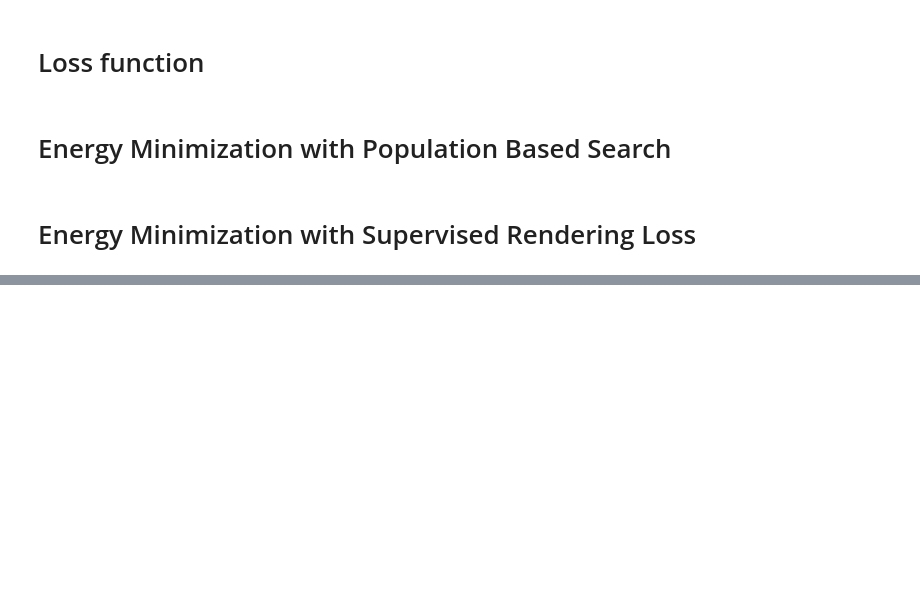
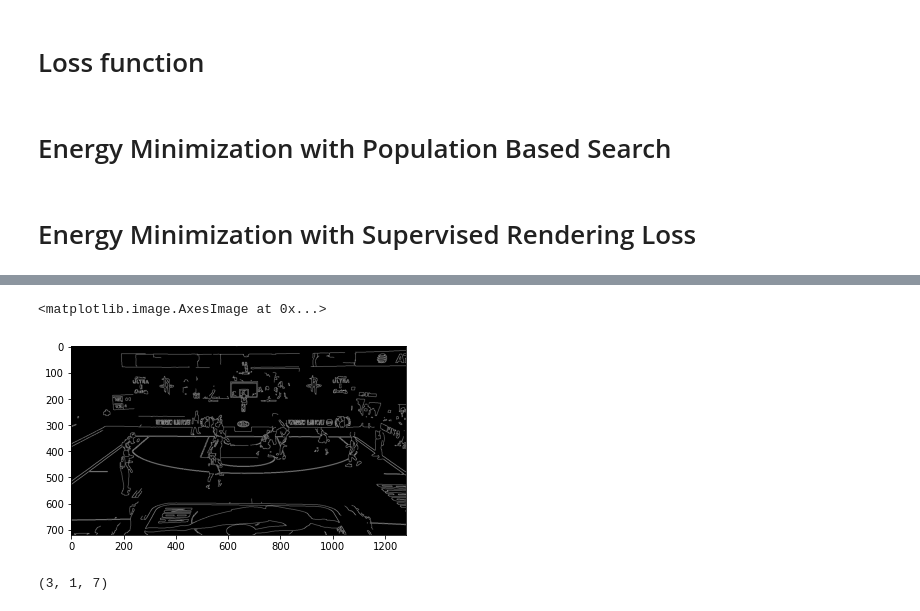
Before and after one commit to akarshkumar0101/nba-3d-ee-371q, a Jupyter notebook: cam_pose.ipynb, the cells around one changed output, grey strips where cells are left out. Drawn from its saved outputs; the diff is of its cells as text; code cells hidden in the pictures; blank space fills up the shorter version.

```diff
--- a/cam_pose.ipynb
+++ b/cam_pose.ipynb
@@ -25,0 +45,3 @@ img_shape_xy: (1280, 720)
+# %%
+kp, confs, scores, boxes = loader.load_alphapose_kp('/home/akarshkumar0101/nba-3d-data/harden/', 90)
+imgs_data = loader.load_data_imgs(VID_ROOT, range(num_views), [0])
@@ -148,0 +146,9 @@ for i in tqdm(range(40)):
+# %%
+plt.imshow(img_proc.process_img_canny(imgs_data[2,0]), cmap='gray')
+# %% [output]
+<matplotlib.image.AxesImage at 0x...>
+[figure, added]
+# %%
+dofs_cam.shape
+# %% [output]
+(3, 1, 7)
```
Also changed, not shown: parts of 22 cells of this notebook, 1 other file.
